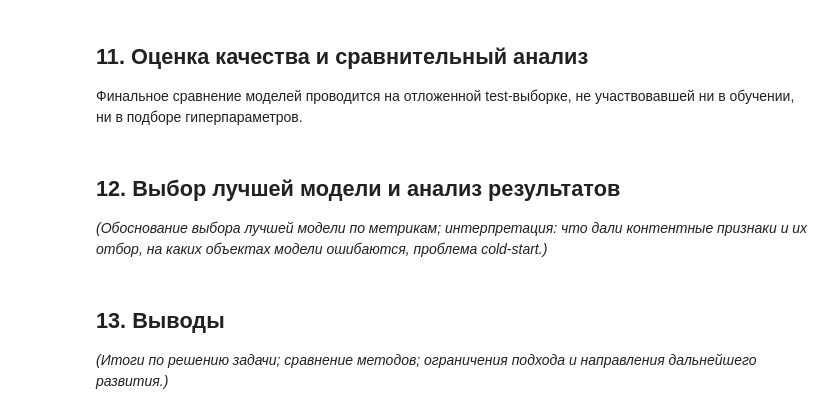
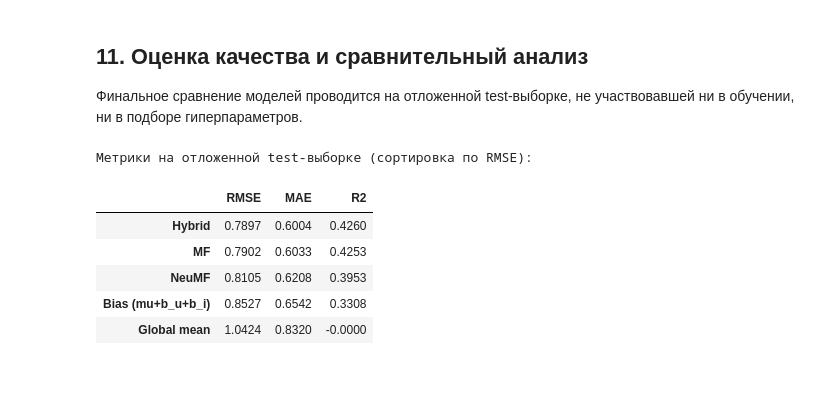
Before and after one commit to OlyuninVyacheslav/movie_rating, a Jupyter notebook: movie_rating.ipynb, the cells around one changed output. Drawn from its saved outputs; the diff is of its cells as text; code cells hidden in the pictures; blank space fills up the shorter version.

```diff
--- a/movie_rating.ipynb
+++ b/movie_rating.ipynb
@@ -1141,0 +1480,37 @@ class HybridModel(nn.Module):
+# %%
+# --- Обучение финальных моделей на лучших конфигурациях ---
+# Берём лучшие гиперпараметры из раздела 9 и дообучаем модели "по-полному":
+# стандартный батч и больше эпох. Baseline уже посчитан в разделе 7 (в results),
+# здесь добавляем три нейросетевые модели. Истории сохраняем для графиков.
+
+FINAL_EPOCHS = 30
+FINAL_PATIENCE = 4
+
+print("MF:")
+torch.manual_seed(SEED)
+mf = make_mf(mf_best)
+mf_hist = train_model(mf, train_loader, val_loader, epochs=FINAL_EPOCHS,
+                      lr=mf_best["lr"], weight_decay=mf_best.get("weight_decay", 0.0),
+                      patience=FINAL_PATIENCE)
+
+print("\nNeuMF:")
+torch.manual_seed(SEED)
+neumf = make_neumf(neumf_best)
+neumf_hist = train_model(neumf, train_loader, val_loader, epochs=FINAL_EPOCHS,
+                         lr=neumf_best["lr"], patience=FINAL_PATIENCE)
+
+print("\nHybrid:")
+torch.manual_seed(SEED)
+hybrid = make_hybrid(hybrid_best)
+hybrid_hist = train_model(hybrid, train_loader, val_loader, epochs=FINAL_EPOCHS,
+                          lr=hybrid_best["lr"], patience=FINAL_PATIENCE)
+
+trained = {"MF": mf, "NeuMF": neumf, "Hybrid": hybrid}
+histories = {"MF": mf_hist, "NeuMF": neumf_hist, "Hybrid": hybrid_hist}
+
+# Метрики на test -> в общий словарь результатов (рядом с baseline из раздела 7).
+for name, model in trained.items():
+    results[name] = evaluate_model(model, test_loader)
+
+print("\nМетрики на test:")
+print(pd.DataFrame(results).T.round(4))
@@ -1154,10 +1656,15 @@ class HybridModel(nn.Module):
-# %% [markdown]
-## 12. Выбор лучшей модели и анализ результатов
-
-_(Обоснование выбора лучшей модели по метрикам; интерпретация: что дали контентные
-признаки и их отбор, на каких объектах модели ошибаются, проблема cold-start.)_
-# %% [markdown]
-## 13. Выводы
-
-_(Итоги по решению задачи; сравнение методов; ограничения подхода и направления
-дальнейшего развития.)_
+# %%
+# --- Сводная таблица метрик на test ---
+# Сравниваем все модели и baseline по единым метрикам (раздел 7).
+
+metrics_df = pd.DataFrame(results).T[["RMSE", "MAE", "R2"]].sort_values("RMSE")
+print("Метрики на отложенной test-выборке (сортировка по RMSE):")
+metrics_df.round(4)
+# %% [output]
+Метрики на отложенной test-выборке (сортировка по RMSE):
+|  | RMSE | MAE | R2 |
+| Hybrid | 0.7897 | 0.6004 | 0.4260 |
+| MF | 0.7902 | 0.6033 | 0.4253 |
+| NeuMF | 0.8105 | 0.6208 | 0.3953 |
+| Bias (mu+b_u+b_i) | 0.8527 | 0.6542 | 0.3308 |
+| Global mean | 1.0424 | 0.8320 | -0.0000 |
```
Also changed, not shown: parts of 37 cells of this notebook, 1 other file.
